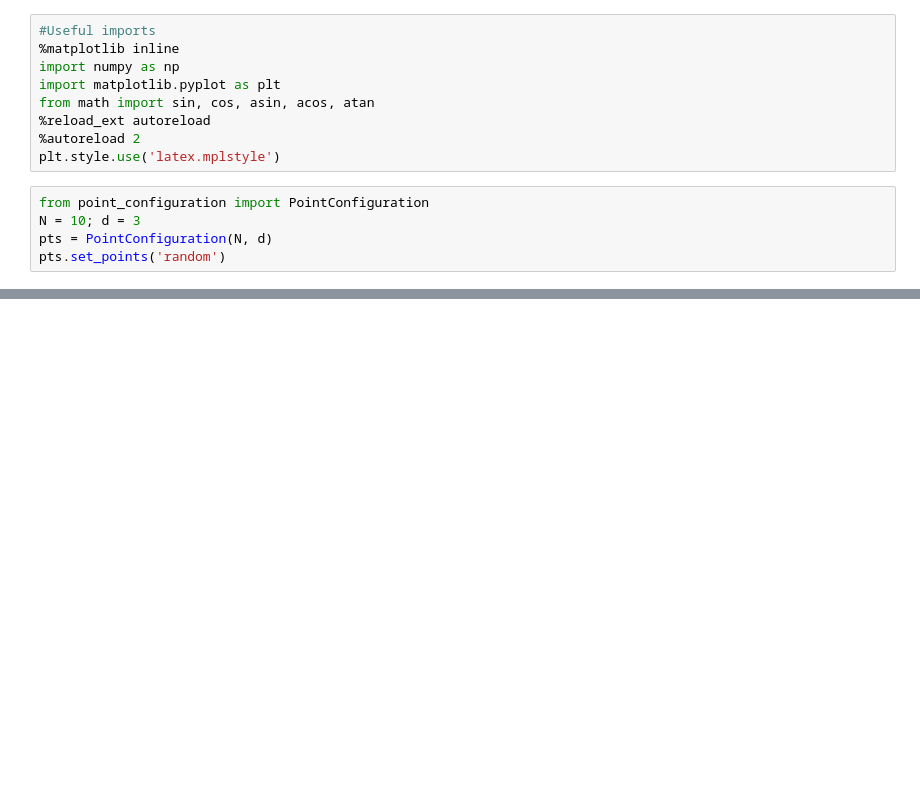
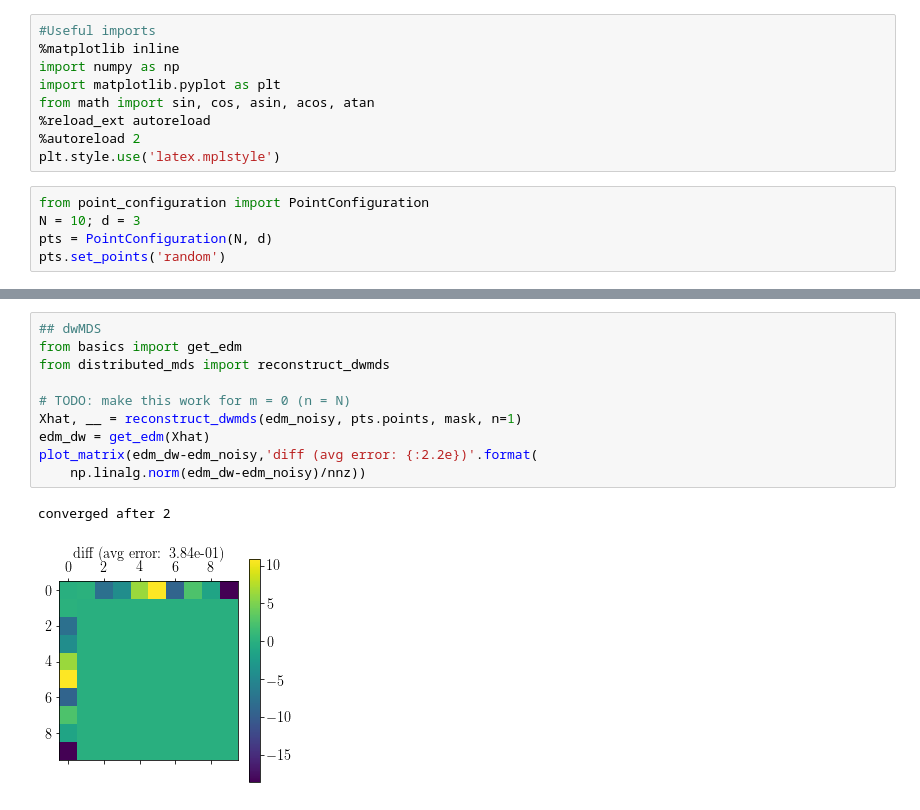
Before and after one commit to LCAV/pylocus, a Jupyter notebook: Simulation.ipynb, the cells around one changed output, grey strips where cells are left out. Drawn from its saved outputs; the diff is of its cells as text; blank space fills up the shorter version.

```diff
--- a/Simulation.ipynb
+++ b/Simulation.ipynb
@@ -121,0 +128,13 @@ rank 5
+# %%
+## dwMDS
+from basics import get_edm
+from distributed_mds import reconstruct_dwmds
+
+# TODO: make this work for m = 0 (n = N)
+Xhat, __ = reconstruct_dwmds(edm_noisy, pts.points, mask, n=1)
+edm_dw = get_edm(Xhat)
+plot_matrix(edm_dw-edm_noisy,'diff (avg error: {:2.2e})'.format(
+    np.linalg.norm(edm_dw-edm_noisy)/nnz))
+# %% [output]
+converged after 2
+[figure, added]
```
Also changed, not shown: parts of 7 cells of this notebook, 1 other file.
